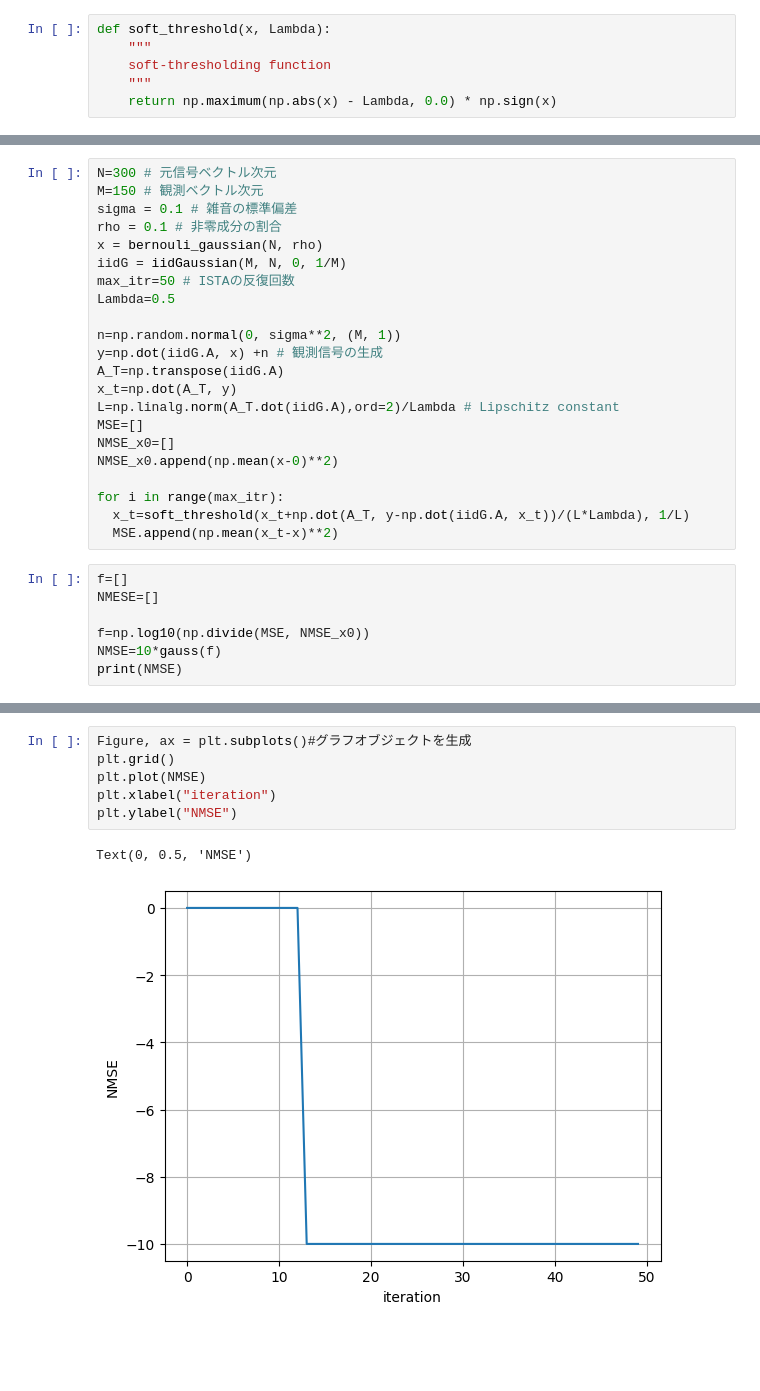
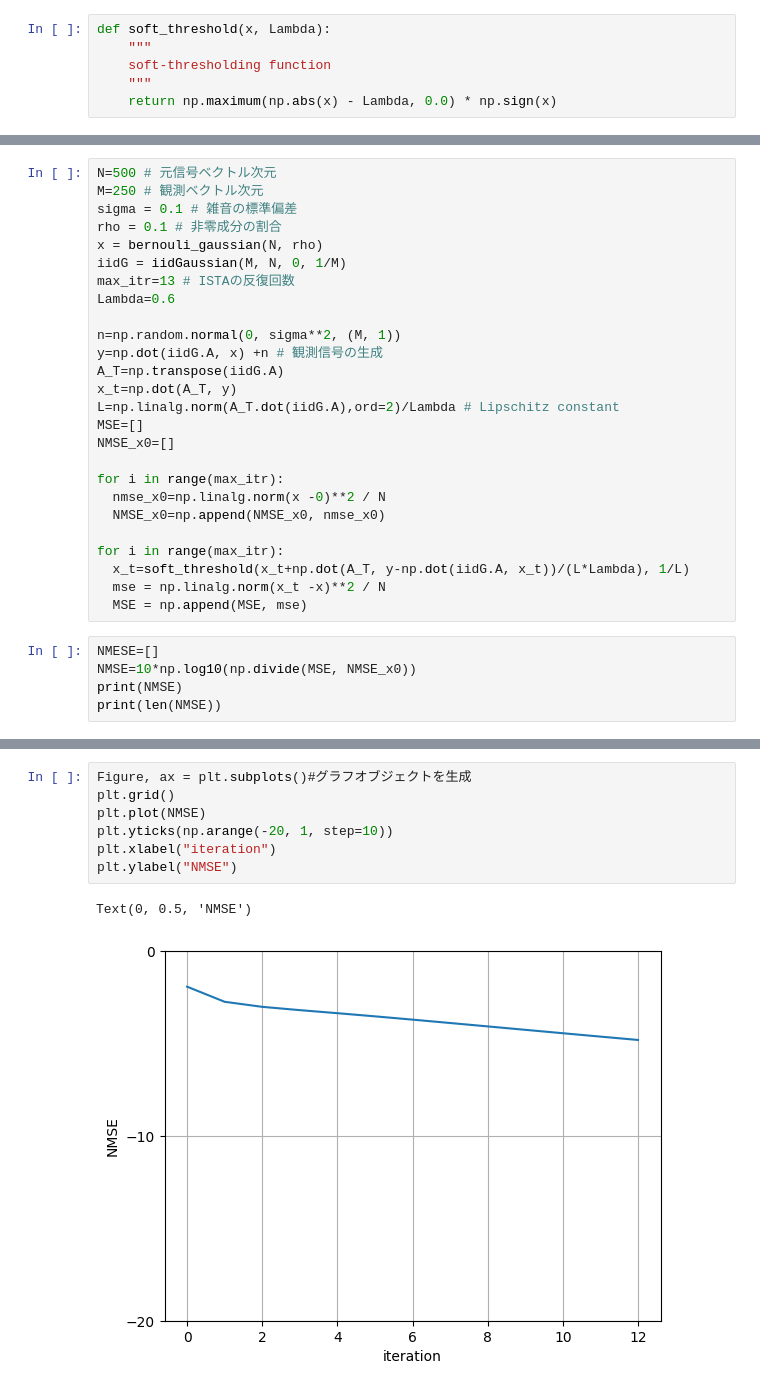
Before and after one commit to yoneda-kg/sparce, a Jupyter notebook: ISTAノイズ有り（仮）ver1.ipynb, the cells around one changed output, grey strips where cells are left out. Drawn from its saved outputs; the diff is of its cells as text; blank space fills up the shorter version.

```diff
--- a/ISTAノイズ有り（仮）ver1.ipynb
+++ b/ISTAノイズ有り（仮）ver1.ipynb
@@ -47,12 +61,12 @@ def gauss(x):
 # %%
-N=300 # 元信号ベクトル次元
-M=150 # 観測ベクトル次元
+N=500 # 元信号ベクトル次元
+M=250 # 観測ベクトル次元
 sigma = 0.1 # 雑音の標準偏差
 rho = 0.1 # 非零成分の割合
 x = bernouli_gaussian(N, rho)
 iidG = iidGaussian(M, N, 0, 1/M)
-max_itr=50 # ISTAの反復回数
-Lambda=0.5
+max_itr=13 # ISTAの反復回数
+Lambda=0.6
 
 n=np.random.normal(0, sigma**2, (M, 1))
 y=np.dot(iidG.A, x) +n # 観測信号の生成
@@ -61,16 +75,18 @@ x_t=np.dot(A_T, y)
 L=np.linalg.norm(A_T.dot(iidG.A),ord=2)/Lambda # Lipschitz constant
 MSE=[]
 NMSE_x0=[]
-NMSE_x0.append(np.mean(x-0)**2)
+
+for i in range(max_itr):
+  nmse_x0=np.linalg.norm(x -0)**2 / N
+  NMSE_x0=np.append(NMSE_x0, nmse_x0)
 
 for i in range(max_itr):
   x_t=soft_threshold(x_t+np.dot(A_T, y-np.dot(iidG.A, x_t))/(L*Lambda), 1/L)
-  MSE.append(np.mean(x_t-x)**2)
+  mse = np.linalg.norm(x_t -x)**2 / N
+  MSE = np.append(MSE, mse)
 # %%
-f=[]
 NMESE=[]
-
-f=np.log10(np.divide(MSE, NMSE_x0))
-NMSE=10*gauss(f)
+NMSE=10*np.log10(np.divide(MSE, NMSE_x0))
 print(NMSE)
+print(len(NMSE))
 # %% [output]
@@ -113,9 +129,10 @@ Text(0, 0.5, 'MSE')
 # %%
 Figure, ax = plt.subplots()#グラフオブジェクトを生成
 plt.grid()
 plt.plot(NMSE)
+plt.yticks(np.arange(-20, 1, step=10))
 plt.xlabel("iteration")
 plt.ylabel("NMSE")
 # %% [output]
 Text(0, 0.5, 'NMSE')
-[figure, old version]
+[figure, new version]
```
Also changed, not shown: parts of 7 cells of this notebook.
